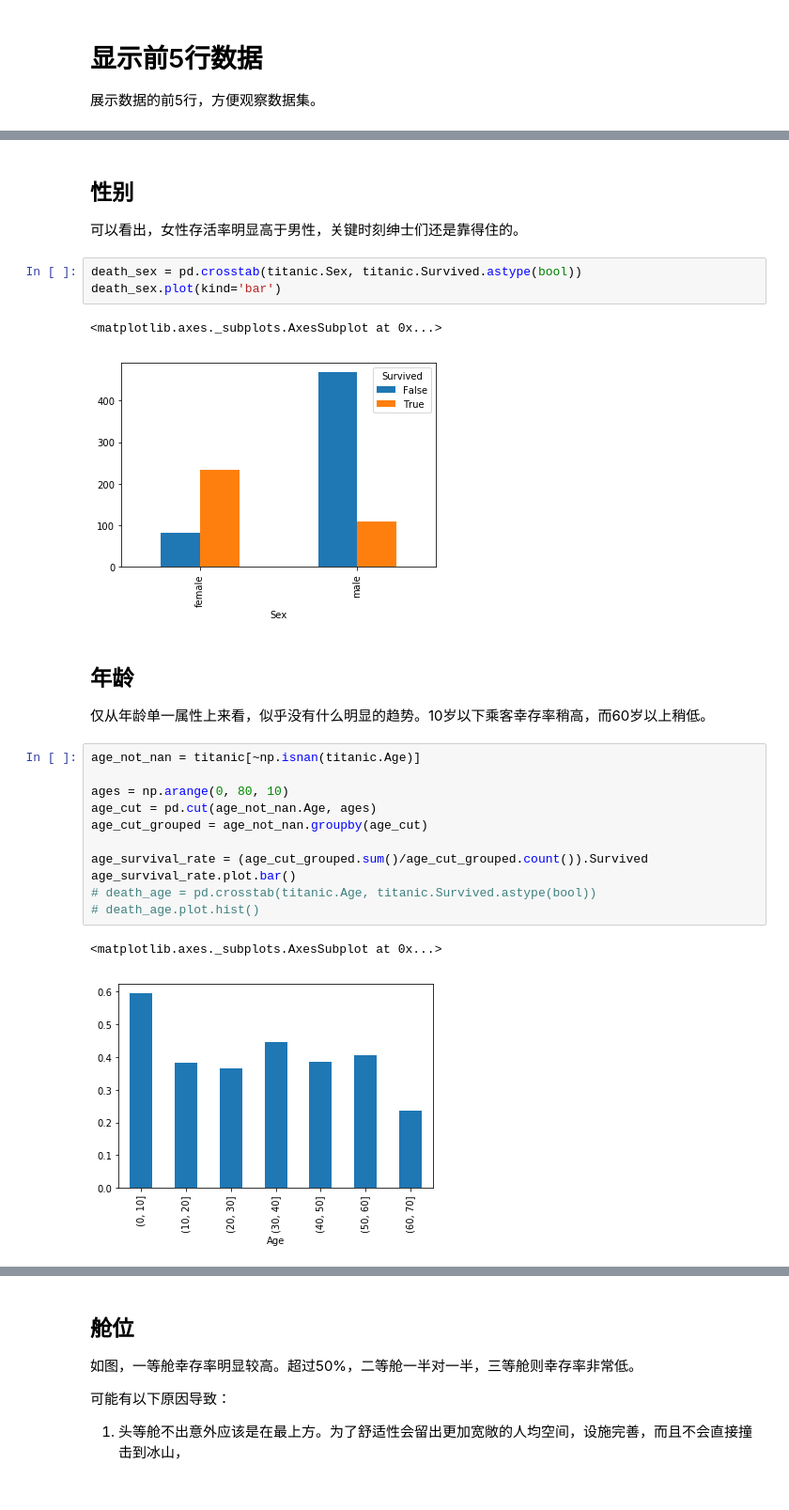
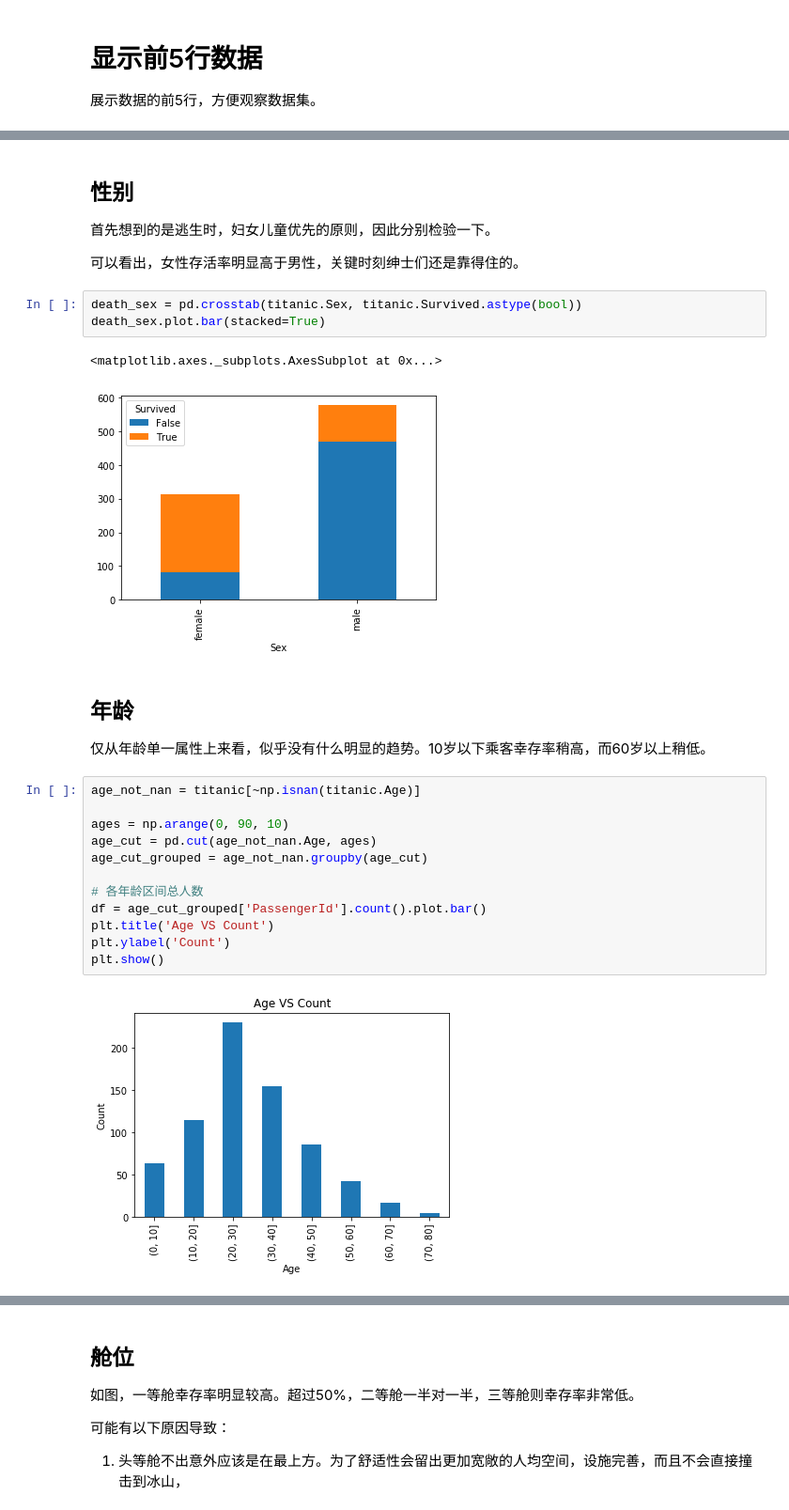
Before and after one commit to zcfan/ml-basic-part4-project, a Jupyter notebook: report.ipynb, the cells around one changed output, grey strips where cells are left out. Shown: that part at 94% size. Saved outputs shown, nothing was run; the diff lists cells and outputs as text.

```diff
--- a/report.ipynb
+++ b/report.ipynb
@@ -31,13 +65,15 @@ titanic.head(5)
 # %% [markdown]
 ## 性别
 
+首先想到的是逃生时，妇女儿童优先的原则，因此分别检验一下。
+
 可以看出，女性存活率明显高于男性，关键时刻绅士们还是靠得住的。
 # %%
 death_sex = pd.crosstab(titanic.Sex, titanic.Survived.astype(bool))
-death_sex.plot(kind='bar')
+death_sex.plot.bar(stacked=True)
 # %% [output]
 <matplotlib.axes._subplots.AxesSubplot at 0x...>
-[figure, old version]
+[figure, new version]
 # %% [markdown]
 ## 年龄
 
@@ -45,14 +81,14 @@ death_sex.plot(kind='bar')
 # %%
 age_not_nan = titanic[~np.isnan(titanic.Age)]
 
-ages = np.arange(0, 80, 10)
+ages = np.arange(0, 90, 10)
 age_cut = pd.cut(age_not_nan.Age, ages)
 age_cut_grouped = age_not_nan.groupby(age_cut)
 
-age_survival_rate = (age_cut_grouped.sum()/age_cut_grouped.count()).Survived
-age_survival_rate.plot.bar()
-# death_age = pd.crosstab(titanic.Age, titanic.Survived.astype(bool))
-# death_age.plot.hist()
+# 各年龄区间总人数
+df = age_cut_grouped['PassengerId'].count().plot.bar()
+plt.title('Age VS Count')
+plt.ylabel('Count')
+plt.show()
 # %% [output]
-<matplotlib.axes._subplots.AxesSubplot at 0x...>
-[figure, old version]
+[figure, new version]
```
Also changed, not shown: parts of 12 cells of this notebook, 1 other file.
